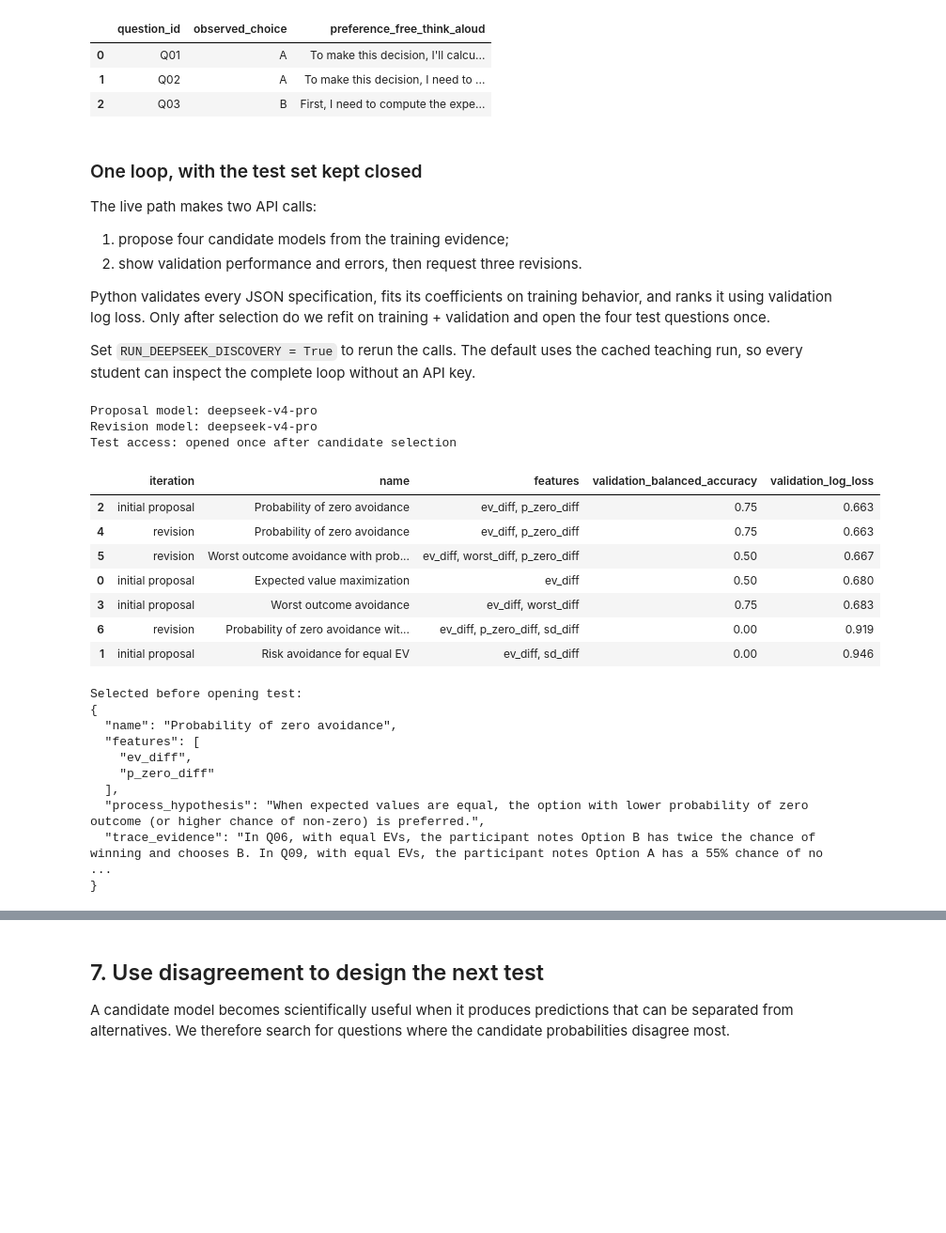
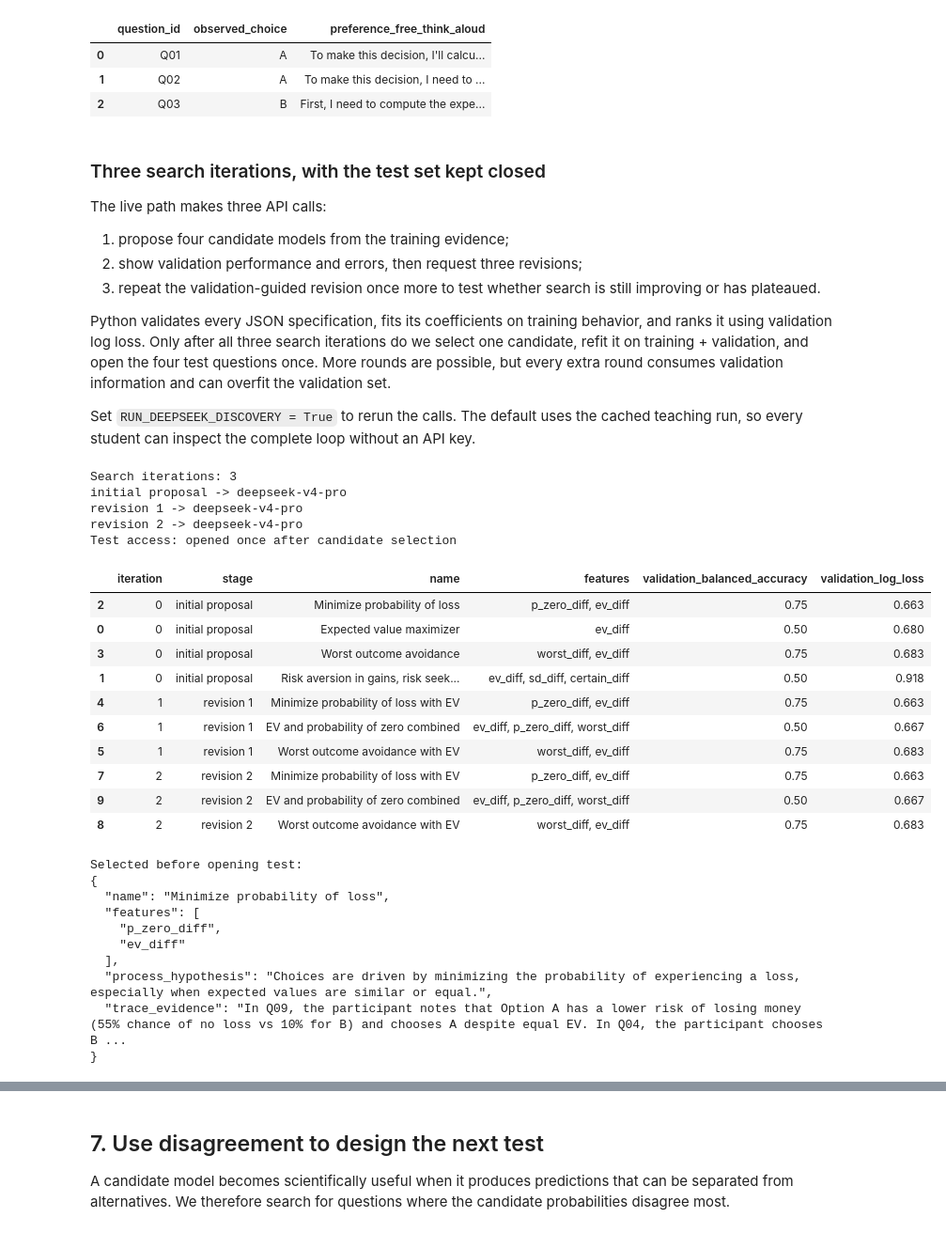
Before and after one commit to xhb120633/LLM_human_decisions, a Jupyter notebook: notebooks/03_explanation_annotation_to_model_discovery.ipynb, the cells around one changed output, grey strips where cells are left out. Shown at 94% size. Saved outputs shown, nothing was run; the diff lists cells and outputs as text; code cells hidden in the pictures; blank space fills up the shorter version.

```diff
--- a/notebooks/03_explanation_annotation_to_model_discovery.ipynb
+++ b/notebooks/03_explanation_annotation_to_model_discovery.ipynb
@@ -618,14 +618,20 @@ display(
 | 1 | Q02 | A | To make this decision, I need to ... |
 | 2 | Q03 | B | First, I need to compute the expe... |
 # %% [markdown]
-### One loop, with the test set kept closed
+### Three search iterations, with the test set kept closed
 
-The live path makes two API calls:
+The live path makes three API calls:
 
 1. propose four candidate models from the training evidence;
-2. show validation performance and errors, then request three revisions.
+2. show validation performance and errors, then request three revisions;
+3. repeat the validation-guided revision once more to test whether search is
+   still improving or has plateaued.
 
-Python validates every JSON specification, fits its coefficients on training behavior, and ranks it using validation log loss. Only after selection do we refit on training + validation and open the four test questions once.
+Python validates every JSON specification, fits its coefficients on training
+behavior, and ranks it using validation log loss. Only after all three search
+iterations do we select one candidate, refit it on training + validation, and
+open the four test questions once. More rounds are possible, but every extra
+round consumes validation information and can overfit the validation set.
 
 Set `RUN_DEEPSEEK_DISCOVERY = True` to rerun the calls. The default uses the cached teaching run, so every student can inspect the complete loop without an API key.
 # %%
@@ -642,47 +648,56 @@ if RUN_DEEPSEEK_DISCOVERY:
 else:
     discovery_run = json.loads(DISCOVERY_CACHE.read_text(encoding="utf-8"))
 
-print("Proposal model:", discovery_run["proposal"]["model"])
-print("Revision model:", discovery_run["revision"]["model"])
+print("Search iterations:", len(discovery_run["search_iterations"]))
+for iteration in discovery_run["search_iterations"]:
+    print(iteration["stage"], "->", iteration["response"]["model"])
 print("Test access:", discovery_run["design"]["test_access"])
 # %% [output]
-Proposal model: deepseek-v4-pro
-Revision model: deepseek-v4-pro
+Search iterations: 3
+initial proposal -> deepseek-v4-pro
+revision 1 -> deepseek-v4-pro
+revision 2 -> deepseek-v4-pro
 Test access: opened once after candidate selection
 # %%
-initial_validation = pd.DataFrame(discovery_run["initial_validation"])
-revised_validation = pd.DataFrame(discovery_run["revised_validation"])
+validation_frames = []
+for iteration in discovery_run["search_iterations"]:
+    validation_frames.append(
+        pd.DataFrame(iteration["validation"]).assign(
+            iteration=iteration["iteration"],
+            stage=iteration["stage"],
+        )
+    )
 
-validation_view = pd.concat([
-    initial_validation.assign(iteration="initial proposal"),
-    revised_validation.assign(iteration="revision"),
-], ignore_index=True)
+validation_view = pd.concat(validation_frames, ignore_index=True)
 validation_view["features"] = validation_view["features"].map(", ".join)
 validation_view = validation_view[
-    ["iteration", "name", "features", "validation_balanced_accuracy", "validation_log_loss"]
-].sort_values("validation_log_loss")
+    ["iteration", "stage", "name", "features", "validation_balanced_accuracy", "validation_log_loss"]
+].sort_values(["iteration", "validation_log_loss"])
 display(validation_view.round(3))
 
 print("Selected before opening test:")
 print(json.dumps(discovery_run["selected_model"], indent=2))
 # %% [output]
-|  | iteration | name | features | validation_balanced_accuracy | validation_log_loss |
-| 2 | initial proposal | Probability of zero avoidance | ev_diff, p_zero_diff | 0.75 | 0.663 |
-| 4 | revision | Probability of zero avoidance | ev_diff, p_zero_diff | 0.75 | 0.663 |
-| 5 | revision | Worst outcome avoidance with prob... | ev_diff, worst_diff, p_zero_diff | 0.50 | 0.667 |
-| 0 | initial proposal | Expected value maximization | ev_diff | 0.50 | 0.680 |
-| 3 | initial proposal | Worst outcome avoidance | ev_diff, worst_diff | 0.75 | 0.683 |
-| 6 | revision | Probability of zero avoidance wit... | ev_diff, p_zero_diff, sd_diff | 0.00 | 0.919 |
-| 1 | initial proposal | Risk avoidance for equal EV | ev_diff, sd_diff | 0.00 | 0.946 |
+|  | iteration | stage | name | features | validation_balanced_accuracy | validation_log_loss |
+| 2 | 0 | initial proposal | Minimize probability of loss | p_zero_diff, ev_diff | 0.75 | 0.663 |
+| 0 | 0 | initial proposal | Expected value maximizer | ev_diff | 0.50 | 0.680 |
+| 3 | 0 | initial proposal | Worst outcome avoidance | worst_diff, ev_diff | 0.75 | 0.683 |
+| 1 | 0 | initial proposal | Risk aversion in gains, risk seek... | ev_diff, sd_diff, certain_diff | 0.50 | 0.918 |
+| 4 | 1 | revision 1 | Minimize probability of loss with EV | p_zero_diff, ev_diff | 0.75 | 0.663 |
+| 6 | 1 | revision 1 | EV and probability of zero combined | ev_diff, p_zero_diff, worst_diff | 0.50 | 0.667 |
+| 5 | 1 | revision 1 | Worst outcome avoidance with EV | worst_diff, ev_diff | 0.75 | 0.683 |
+| 7 | 2 | revision 2 | Minimize probability of loss with EV | p_zero_diff, ev_diff | 0.75 | 0.663 |
+| 9 | 2 | revision 2 | EV and probability of zero combined | ev_diff, p_zero_diff, worst_diff | 0.50 | 0.667 |
+| 8 | 2 | revision 2 | Worst outcome avoidance with EV | worst_diff, ev_diff | 0.75 | 0.683 |
 Selected before opening test:
 {
-  "name": "Probability of zero avoidance",
+  "name": "Minimize probability of loss",
   "features": [
-    "ev_diff",
-    "p_zero_diff"
+    "p_zero_diff",
+    "ev_diff"
   ],
-  "process_hypothesis": "When expected values are equal, the option with lower probability of zero outcome (or higher chance of non-zero) is preferred.",
-  "trace_evidence": "In Q06, with equal EVs, the participant notes Option B has twice the chance of winning and chooses B. In Q09, with equal EVs, the participant notes Option A has a 55% chance of no ...
+  "process_hypothesis": "Choices are driven by minimizing the probability of experiencing a loss, especially when expected values are similar or equal.",
+  "trace_evidence": "In Q09, the participant notes that Option A has a lower risk of losing money (55% chance of no loss vs 10% for B) and chooses A despite equal EV. In Q04, the participant chooses B ...
 }
 # %%
 test_rows = [discovery_run["test_result"], *discovery_run["test_baselines"]]
```
Also changed, not shown: parts of 1 cell of this notebook, 12 other files.
